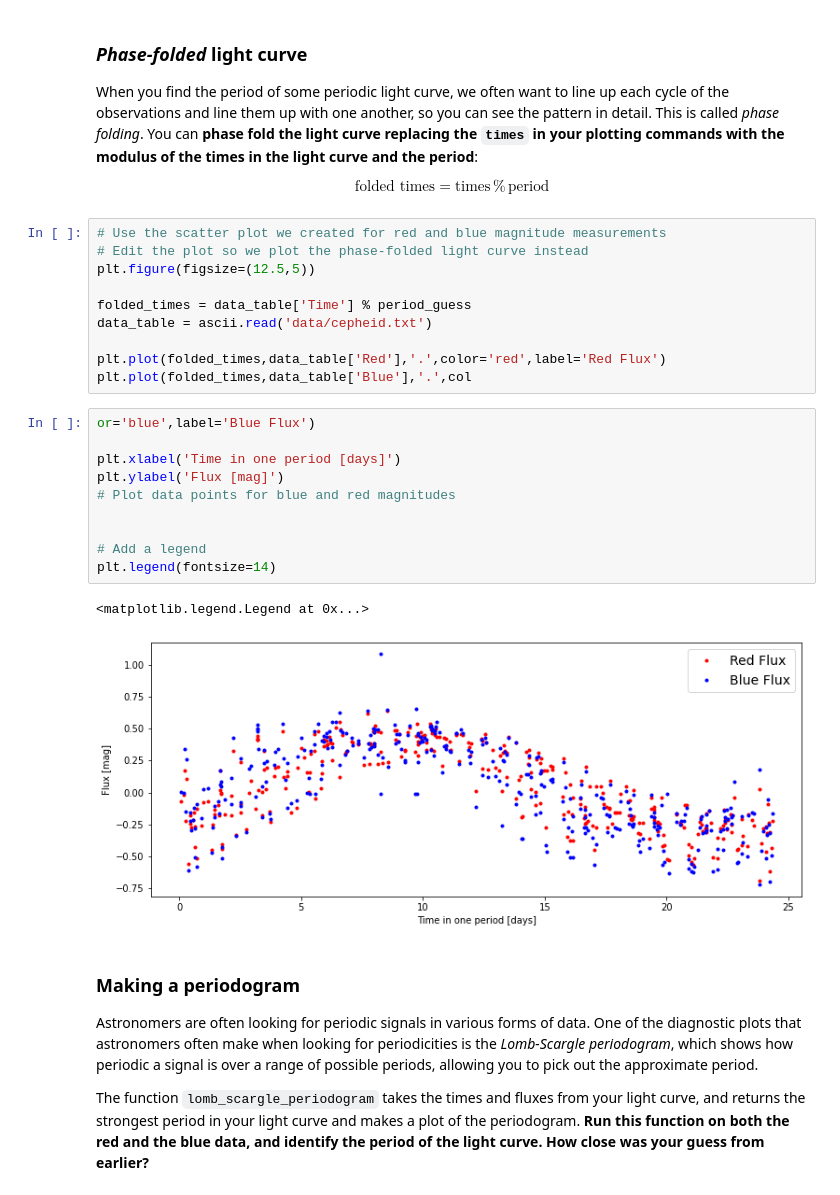
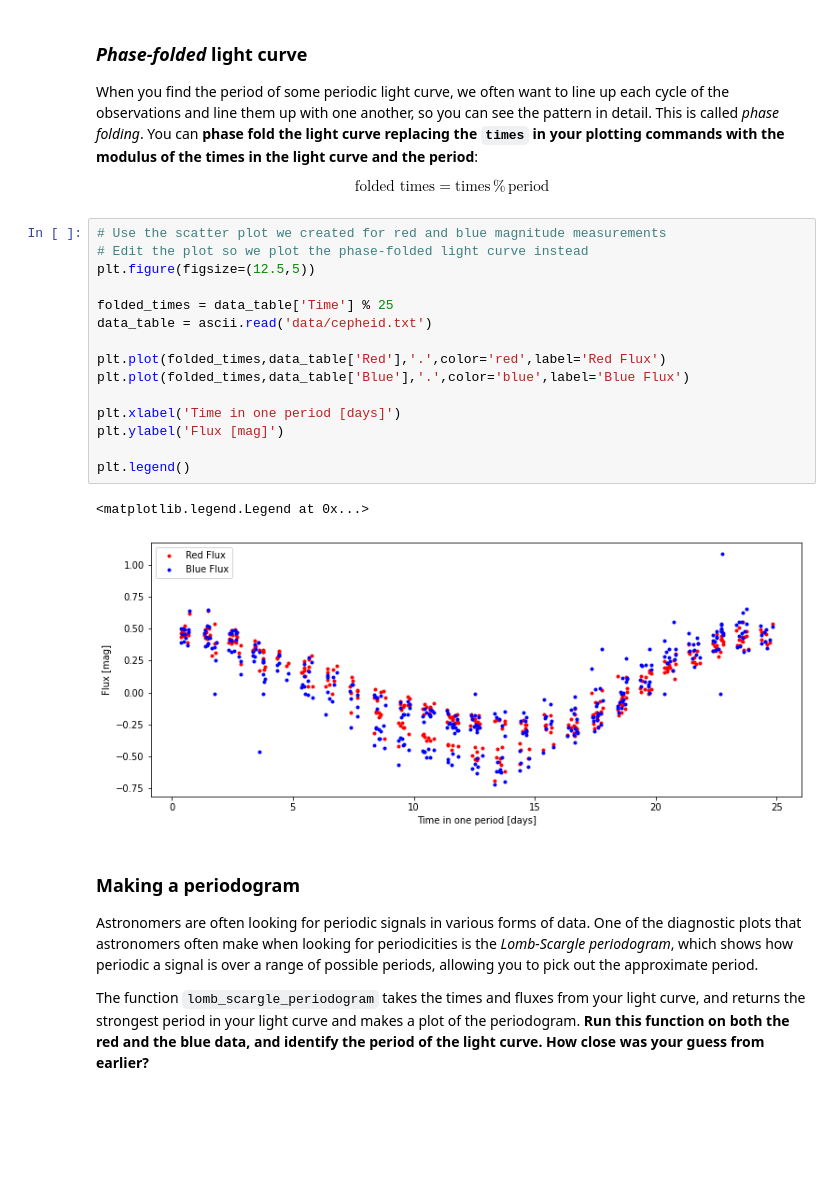
Before and after one commit to ogeokoronkwo/Astro3190_Okoronkwo, a Jupyter notebook: lessons/Cepheid_research_LastName.ipynb, the cells around one changed output. Cells and saved outputs as stored; diff of their text form; blank space fills up the shorter version.

```diff
--- a/lessons/Cepheid_research_LastName.ipynb
+++ b/lessons/Cepheid_research_LastName.ipynb
@@ -183,26 +183,21 @@ $$\textrm{folded times} = \textrm{times} \,\%\, \textrm{period}$$
 # %%
 # Use the scatter plot we created for red and blue magnitude measurements
 # Edit the plot so we plot the phase-folded light curve instead
 plt.figure(figsize=(12.5,5))
 
-folded_times = data_table['Time'] % period_guess
+folded_times = data_table['Time'] % 25
 data_table = ascii.read('data/cepheid.txt')
 
 plt.plot(folded_times,data_table['Red'],'.',color='red',label='Red Flux')
-plt.plot(folded_times,data_table['Blue'],'.',col
+plt.plot(folded_times,data_table['Blue'],'.',color='blue',label='Blue Flux')
+
+plt.xlabel('Time in one period [days]')
+plt.ylabel('Flux [mag]')
+
+plt.legend()
+# %% [output]
+<matplotlib.legend.Legend at 0x...>
+[figure, added]
-# %%
-or='blue',label='Blue Flux')
-
-plt.xlabel('Time in one period [days]')
-plt.ylabel('Flux [mag]')
-# Plot data points for blue and red magnitudes
-
-
-# Add a legend
-plt.legend(fontsize=14)
-# %% [output]
-<matplotlib.legend.Legend at 0x...>
-[figure, removed]
 # %% [markdown]
 ### Making a periodogram
 
```
Also changed, not shown: parts of 3 cells of this notebook.
